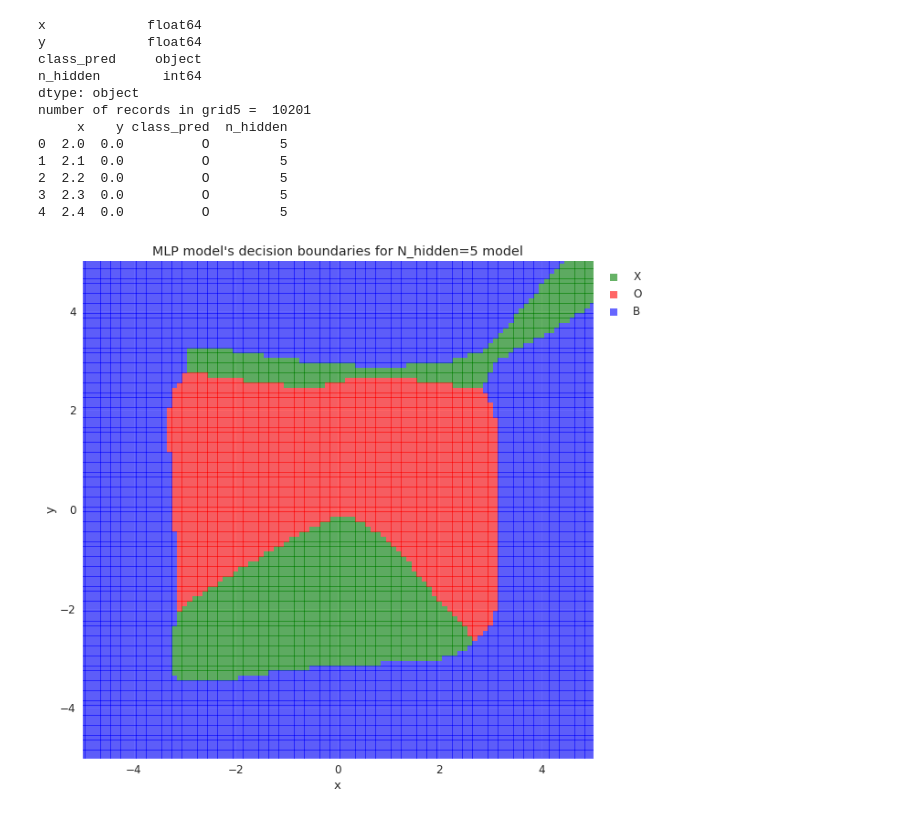
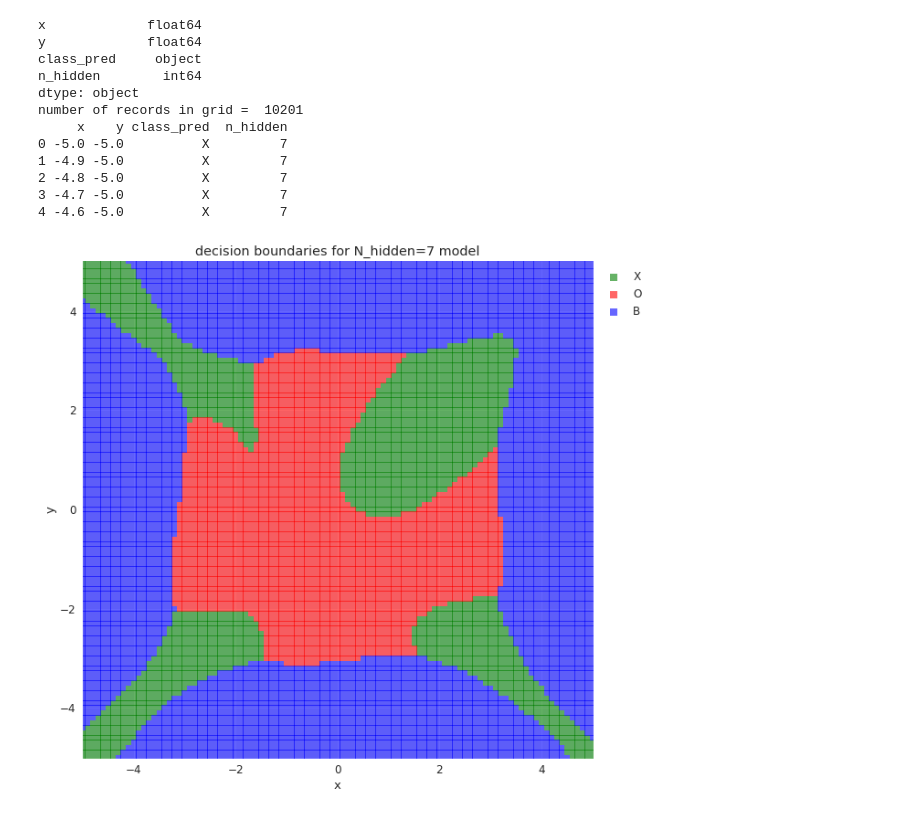
Before and after one commit to joehahn/spark-one-off, a Jupyter notebook: dashboard.ipynb, the cells around one changed output. Cells and saved outputs as stored; diff of their text form; code cells hidden in the pictures.

```diff
--- a/dashboard.ipynb
+++ b/dashboard.ipynb
@@ -125,46 +125,46 @@ pd.read_sql('select distinct(N_hidden) as N from oneoff.grid order by N', connec
 # %%
-#decision surface for MLP model having N_hidden=5
-query = 'select * from oneoff.grid where (N_hidden=5)'
+#decision surface for MLP model having N_hidden=7
+query = 'select * from oneoff.grid where (N_hidden=7)'
 grid = pd.read_sql(query, connection)
 print grid.dtypes
-print 'number of records in grid5 = ', len(grid)
+print 'number of records in grid = ', len(grid)
 print grid.head(5)
 f, ax = plt.subplots(figsize=(10, 10))
 df = grid
 clr = 'green'
 idx = df['class_pred'] == 'X'
 xp = df['x'][idx]
 yp = df['y'][idx]
 p = sns.regplot(xp, yp, ax=ax, fit_reg=False, scatter_kws={'alpha':0.6, 's': 26}, color=clr, marker='s', label='X')
 clr = 'red'
 idx = df['class_pred'] == 'O'
 xp = df['x'][idx]
 yp = df['y'][idx]
 sns.regplot(xp, yp, ax=p, fit_reg=False, scatter_kws={'alpha':0.6, 's': 26}, color=clr, marker='s', label='O')
 clr = 'blue'
 idx = df['class_pred'] == 'B'
 xp = df['x'][idx]
 yp = df['y'][idx]
 sns.regplot(xp, yp, ax=p, fit_reg=False, scatter_kws={'alpha':0.6, 's': 26}, color=clr, marker='s', label='B')
-p.set_title("MLP model's decision boundaries for N_hidden=5 model")
+p.set_title("decision boundaries for N_hidden=7 model")
 p.set_xlabel('x')
 p.set_ylabel('y')
 p.set_xlim(-5.0, 5.0)
 p.set_ylim(-5.0, 5.0)
 scat_plot = p.legend(bbox_to_anchor=(1.0, 1.0), markerscale=1.5)
-grid5 = grid
+grid7 = grid
 # %% [output]
 x             float64
 y             float64
 class_pred     object
 n_hidden        int64
 dtype: object
-number of records in grid5 =  10201
+number of records in grid =  10201
      x    y class_pred  n_hidden
-0  2.0  0.0          O         5
-1  2.1  0.0          O         5
-2  2.2  0.0          O         5
-3  2.3  0.0          O         5
-4  2.4  0.0          O         5
+0 -5.0 -5.0          X         7
+1 -4.9 -5.0          X         7
+2 -4.8 -5.0          X         7
+3 -4.7 -5.0          X         7
+4 -4.6 -5.0          X         7
-[figure, old version]
+[figure, new version]
 # %%
```
Also changed, not shown: parts of 9 cells of this notebook.
